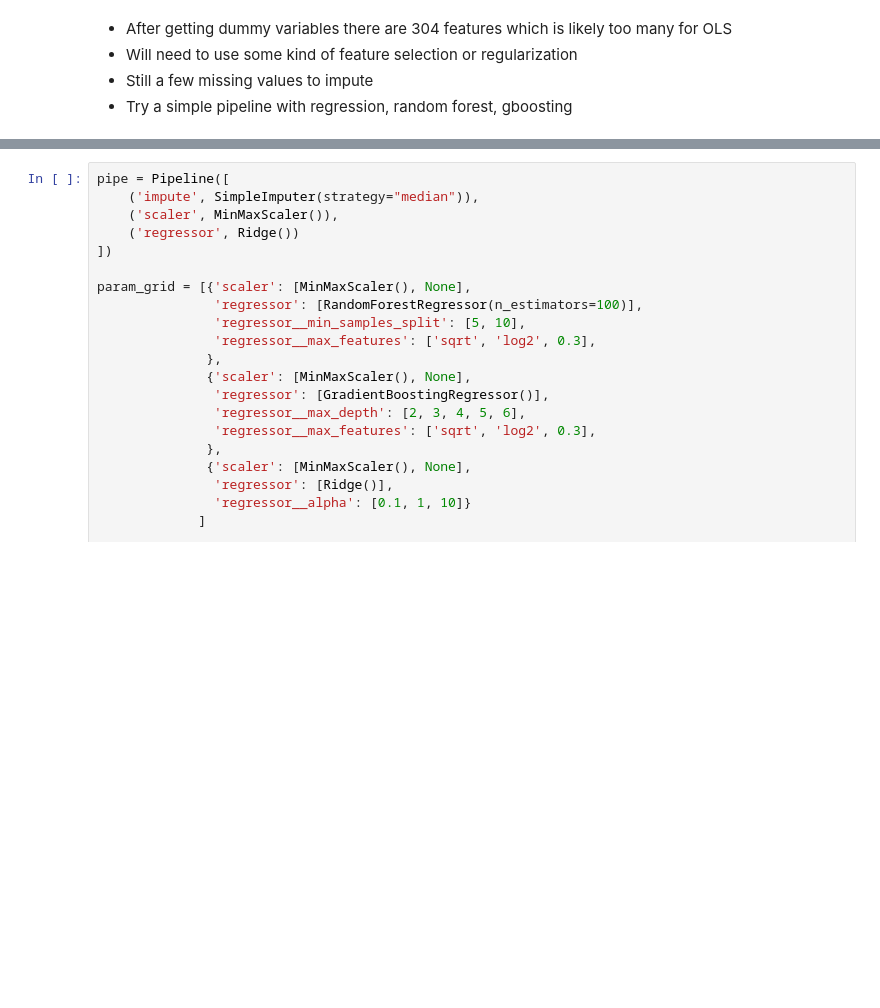
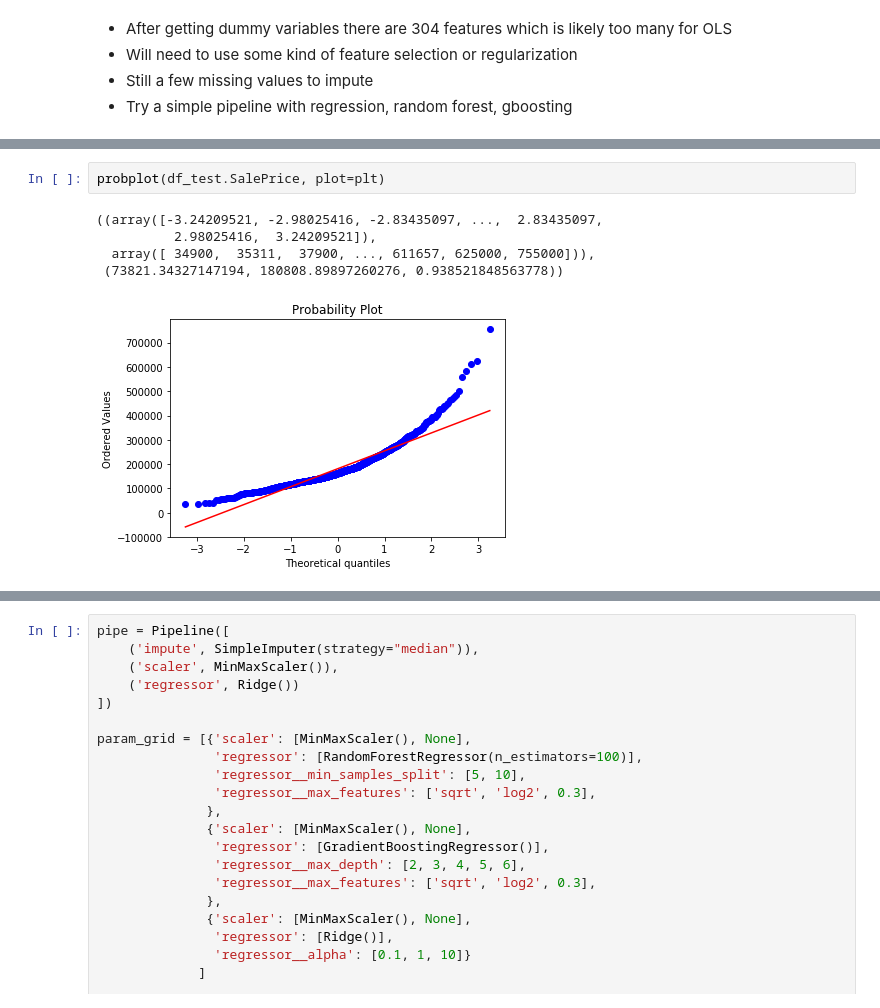
Before and after one commit to WBradbeer/housing, a Jupyter notebook: housing.ipynb, the cells around one changed output, grey strips where cells are left out. Drawn from its saved outputs; the diff is of its cells as text; blank space fills up the shorter version.

```diff
--- a/housing.ipynb
+++ b/housing.ipynb
@@ -77,0 +101,8 @@ df.describe().transpose().loc[lambda x: x['count'] != 1460]
+# %%
+probplot(df_test.SalePrice, plot=plt)
+# %% [output]
+((array([-3.24209521, -2.98025416, -2.83435097, ...,  2.83435097,
+          2.98025416,  3.24209521]),
+  array([ 34900,  35311,  37900, ..., 611657, 625000, 755000])),
+ (73821.34327147194, 180808.89897260276, 0.938521848563778))
+[figure, added]
```
Also changed, not shown: parts of 31 cells of this notebook.
